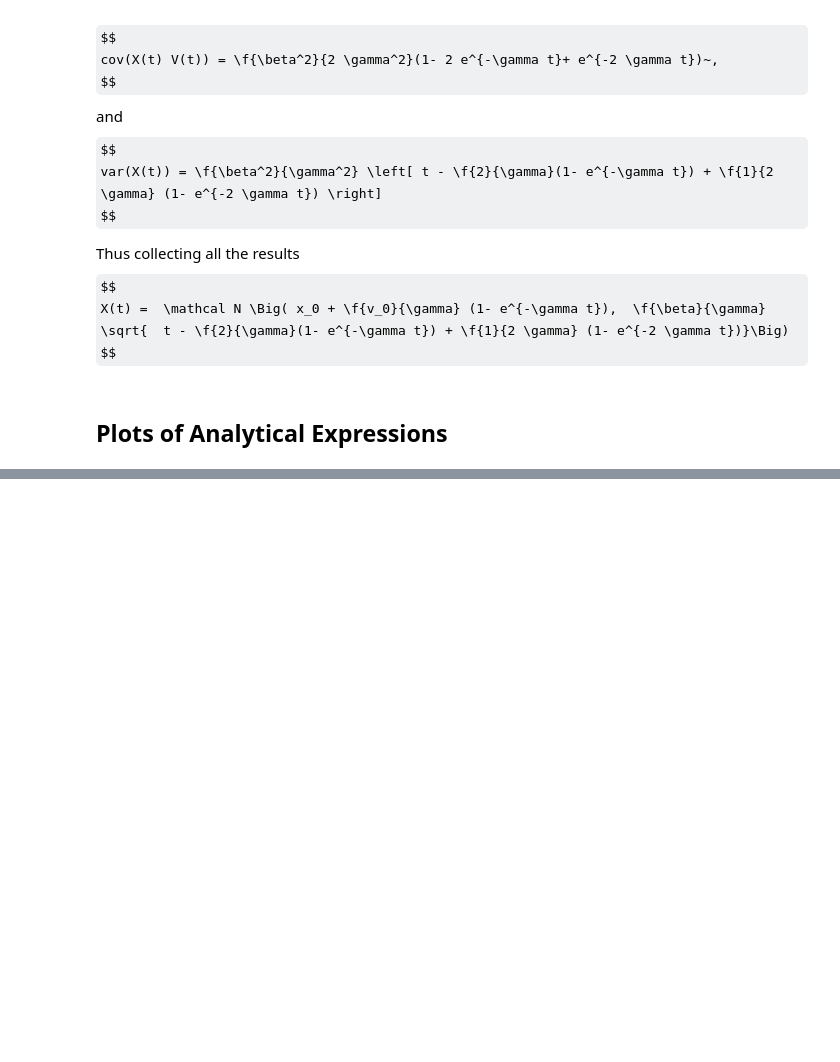
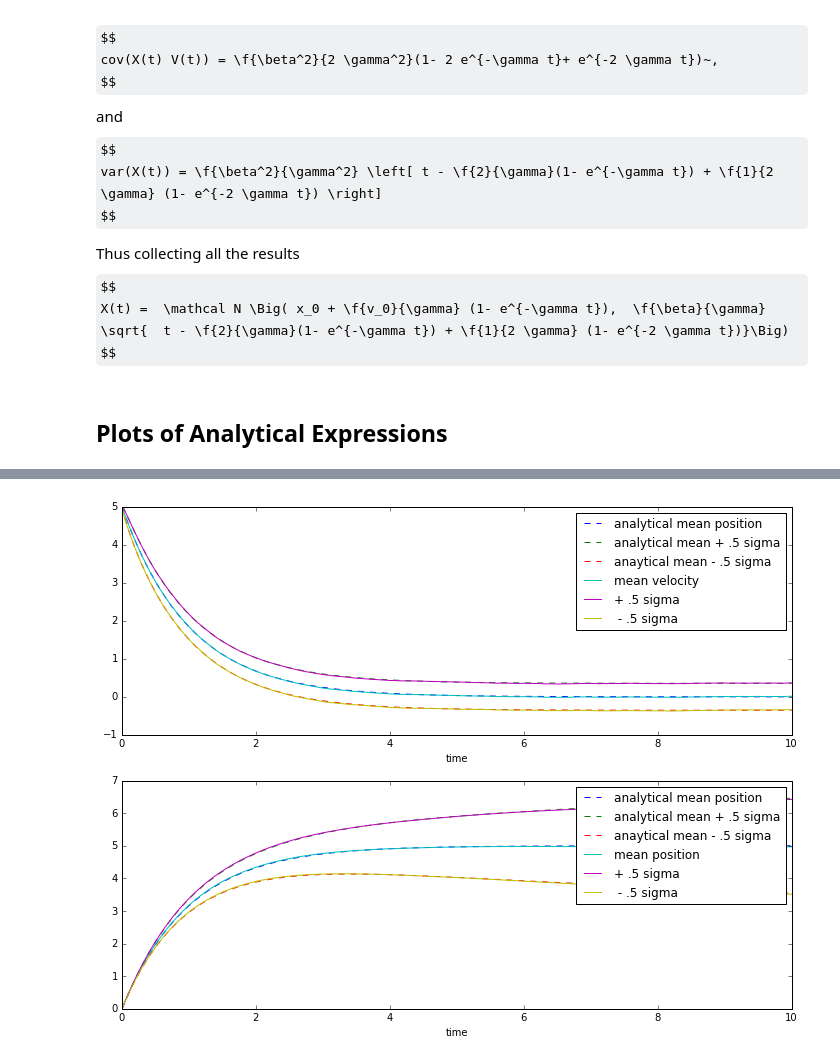
Before and after one commit to borundev/StochasticProcesses, a Jupyter notebook: Notes.ipynb, the cells around one changed output, grey strips where cells are left out. Cells and saved outputs as stored; diff of their text form; code cells hidden in the pictures; some formulas as TeX source; blank space fills up the shorter version.

```diff
--- a/Notes.ipynb
+++ b/Notes.ipynb
@@ -184,0 +180,80 @@ plt.legend()
+# %%
+class Paths(object):
+
+    def __init__(self,x0,v0,beta,gamma,T,nsteps,npaths):
+        self.x0=x0
+        self.v0=v0
+        self.beta=beta
+        self.gamma=gamma
+        self.T=T
+        self.nsteps=nsteps
+        self.npaths=npaths
+        self.dt=1.0*T/nsteps
+        self.time=np.linspace(0,self.T,self.nsteps)
+        self.dW=np.sqrt(self.dt)
+        self.randoms=np.random.normal(0,1,npaths*(nsteps-1))
+        self.randoms.shape=[npaths,nsteps-1]
+
+
+
+        paths_X=np.zeros(shape=(npaths,nsteps))
+        paths_V=np.zeros(shape=(npaths,nsteps))
+
+        paths_X[:,0]=self.x0
+        paths_V[:,0]=self.v0
+
+        # the SDE are
+        # V_{t+1}=V_t - gamma V_t dt + beta dW
+        # X_{t+1}=X_t + V_t dt
+        for i in range(nsteps-1):
+            paths_V[:,i+1]=paths_V[:,i]*(1.0-gamma*self.dt)+self.beta*self.dW*self.randoms[:,i]
+            paths_X[:,i+1]=paths_X[:,i]+paths_V[:,i]*self.dt
+        self.paths_V=paths_V
+        self.paths_X=paths_X
+
+    def get_paths_V(self):
+        return self.paths_V
+
+    def get_paths_X(self):
+        return self.paths_X
+
+    def get_timeline(self):
+        return self.time
+
+
+paths=Paths(x0,v0,beta,gamma,10,1000,10000)
+v_mean=paths.get_paths_V().mean(0)
+v_std=paths.get_paths_V().std(0)
+
+x_mean=paths.get_paths_X().mean(0)
+x_std=paths.get_paths_X().std(0)
+
+t_paths=paths.get_timeline()
+
+plt.subplot(211)
+
+plt.plot(t,vmean,"--",label="analytical mean position")
+plt.plot(t,vup,"--",label="analytical mean + .5 sigma")
+plt.plot(t,vdown,"--",label="anaytical mean - .5 sigma")
+plt.plot(t_paths,v_mean,label="mean velocity")
+plt.plot(t_paths,v_mean+0.5*v_std,label="+ .5 sigma")
+plt.plot(t_paths,v_mean-0.5*v_std,label=" - .5 sigma")
+plt.xlabel("time")
+
+plt.legend()
+
+plt.subplot(212)
+plt.plot(t,xmean,"--",label="analytical mean position")
+plt.plot(t,xup,"--",label="analytical mean + .5 sigma")
+plt.plot(t,xdown,"--",label="anaytical mean - .5 sigma")
+plt.plot(t_paths,x_mean,label="mean position")
+plt.plot(t_paths,x_mean+0.5*x_std,label="+ .5 sigma")
+plt.plot(t_paths,x_mean-0.5*x_std,label=" - .5 sigma")
+plt.xlabel("time")
+
+plt.legend()
+
+
+#plt.plot(paths.get_timeline(),v_mean)
+#plt.plot(paths.get_timeline(),paths.get_paths_X()[1])
+# %% [output]
@@ -184,0 +261 @@ plt.legend()
+[figure, added]
```
Also changed, not shown: parts of 5 cells of this notebook.
